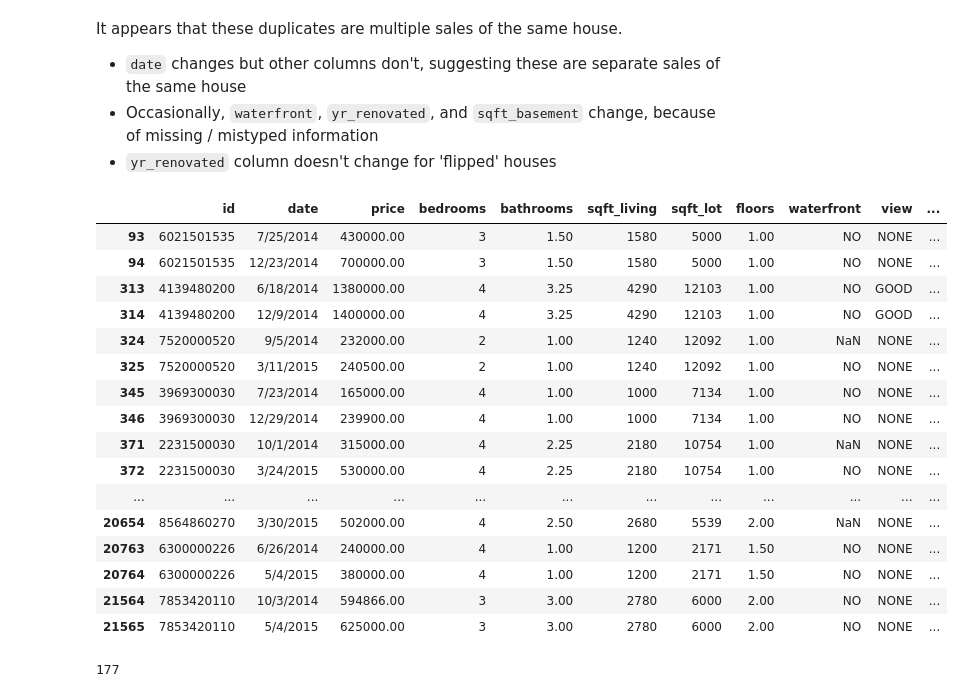
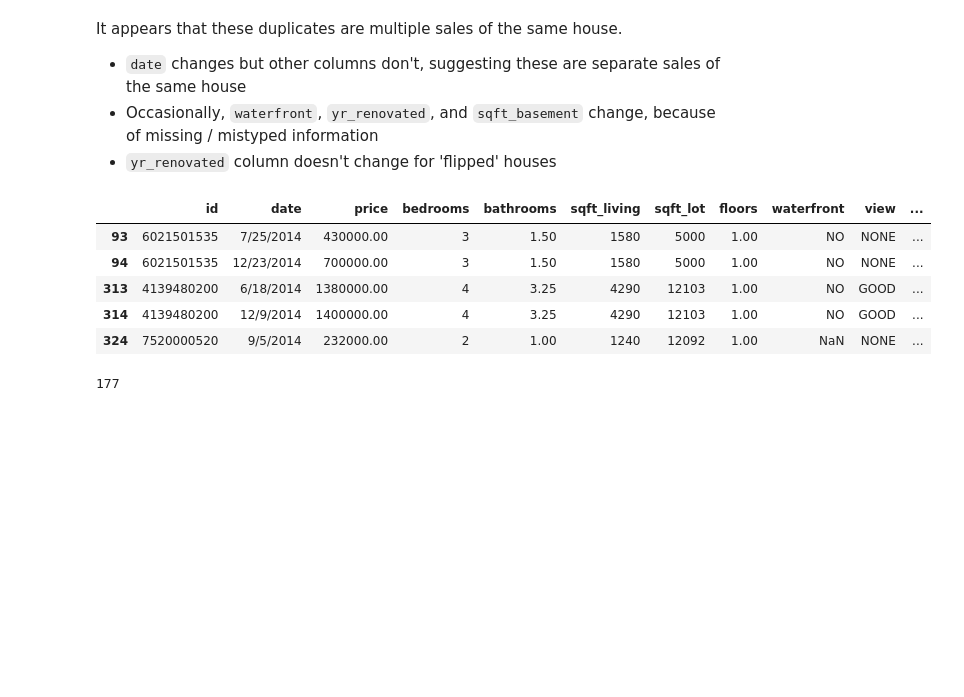
Before and after one commit to hanis-z/King-County-Millenial-homeowner-program, a Jupyter notebook: individualNotebooks/initial_data_exploration_and_cleaning.ipynb, the cells around one changed output. Saved outputs shown, nothing was run; the diff lists cells and outputs as text; code cells hidden in the pictures; blank space fills up the shorter version.

```diff
--- a/individualNotebooks/Greg_notebook.ipynb
+++ b/individualNotebooks/initial_data_exploration_and_cleaning.ipynb
@@ -195,25 +195,14 @@ It appears that these duplicates are multiple sales of the same house.
 # %%
 # I'm sure I could test every column for dups using .apply or list comp, but can't think of it right now
 exact_match = df[dup_filt].drop(['date', 'waterfront', 'yr_renovated', 'sqft_basement'], axis=1).duplicated(keep=False)
-#df.loc[dup_filt].loc[ ~ exact_match ]
+df.loc[dup_filt].loc[ ~ exact_match ].head()
 # %% [output]
 |  | id | date | price | bedrooms | bathrooms | sqft_living | sqft_lot | floors | waterfront | view | ... |
 | 93 | 6021501535 | 7/25/2014 | 430000.00 | 3 | 1.50 | 1580 | 5000 | 1.00 | NO | NONE | ... |
 | 94 | 6021501535 | 12/23/2014 | 700000.00 | 3 | 1.50 | 1580 | 5000 | 1.00 | NO | NONE | ... |
 | 313 | 4139480200 | 6/18/2014 | 1380000.00 | 4 | 3.25 | 4290 | 12103 | 1.00 | NO | GOOD | ... |
 | 314 | 4139480200 | 12/9/2014 | 1400000.00 | 4 | 3.25 | 4290 | 12103 | 1.00 | NO | GOOD | ... |
 | 324 | 7520000520 | 9/5/2014 | 232000.00 | 2 | 1.00 | 1240 | 12092 | 1.00 | NaN | NONE | ... |
-| 325 | 7520000520 | 3/11/2015 | 240500.00 | 2 | 1.00 | 1240 | 12092 | 1.00 | NO | NONE | ... |
-| 345 | 3969300030 | 7/23/2014 | 165000.00 | 4 | 1.00 | 1000 | 7134 | 1.00 | NO | NONE | ... |
-| 346 | 3969300030 | 12/29/2014 | 239900.00 | 4 | 1.00 | 1000 | 7134 | 1.00 | NO | NONE | ... |
-| 371 | 2231500030 | 10/1/2014 | 315000.00 | 4 | 2.25 | 2180 | 10754 | 1.00 | NaN | NONE | ... |
-| 372 | 2231500030 | 3/24/2015 | 530000.00 | 4 | 2.25 | 2180 | 10754 | 1.00 | NO | NONE | ... |
-| ... | ... | ... | ... | ... | ... | ... | ... | ... | ... | ... | ... |
-| 20654 | 8564860270 | 3/30/2015 | 502000.00 | 4 | 2.50 | 2680 | 5539 | 2.00 | NaN | NONE | ... |
-| 20763 | 6300000226 | 6/26/2014 | 240000.00 | 4 | 1.00 | 1200 | 2171 | 1.50 | NO | NONE | ... |
-| 20764 | 6300000226 | 5/4/2015 | 380000.00 | 4 | 1.00 | 1200 | 2171 | 1.50 | NO | NONE | ... |
-| 21564 | 7853420110 | 10/3/2014 | 594866.00 | 3 | 3.00 | 2780 | 6000 | 2.00 | NO | NONE | ... |
-| 21565 | 7853420110 | 5/4/2015 | 625000.00 | 3 | 3.00 | 2780 | 6000 | 2.00 | NO | NONE | ... |
 # %%
 remove_dup_filt = df['id'].duplicated('first')==True
 remove_dup_filt.sum()
```
Also changed, not shown: parts of 8 cells of this notebook.
